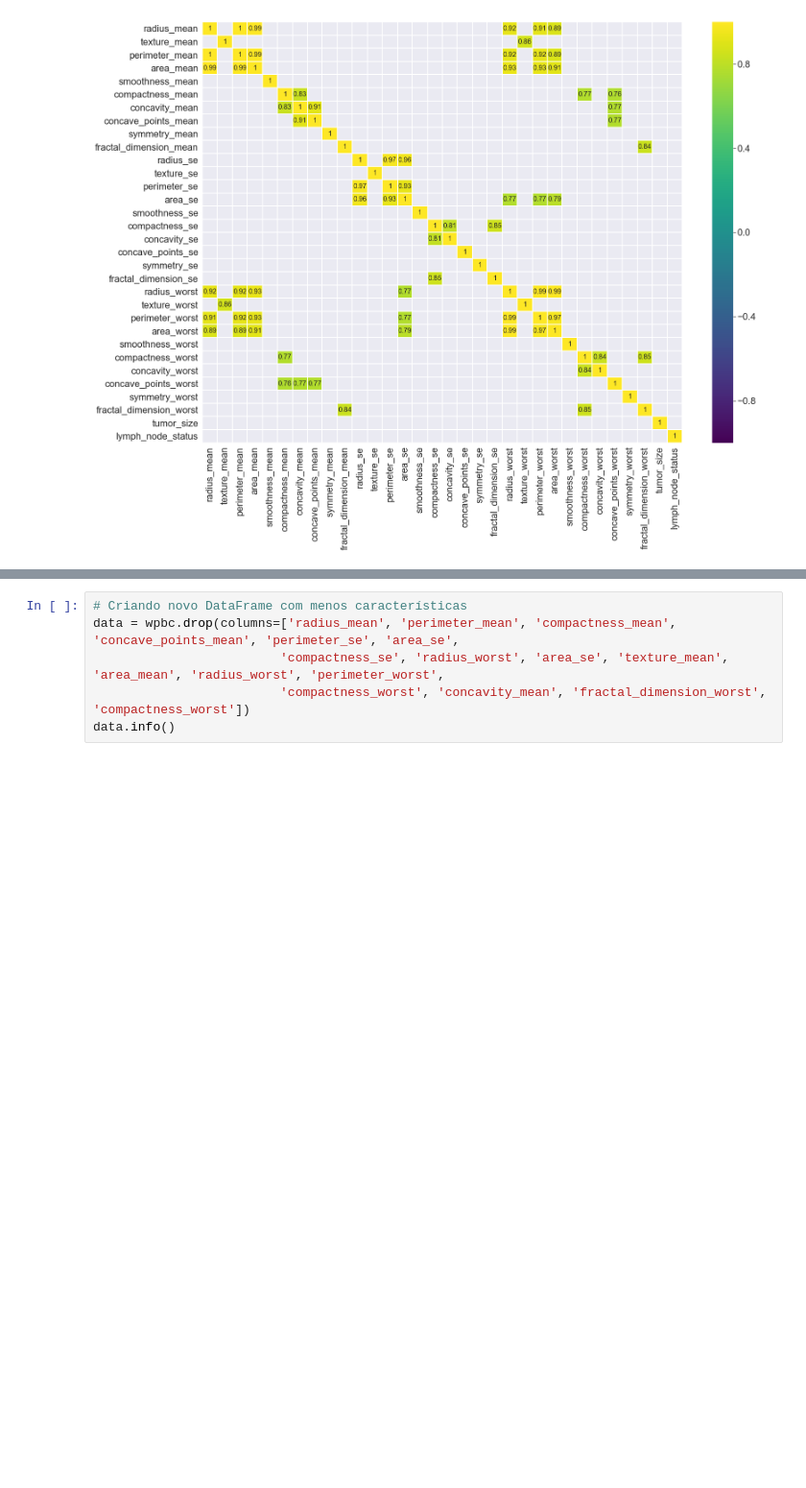
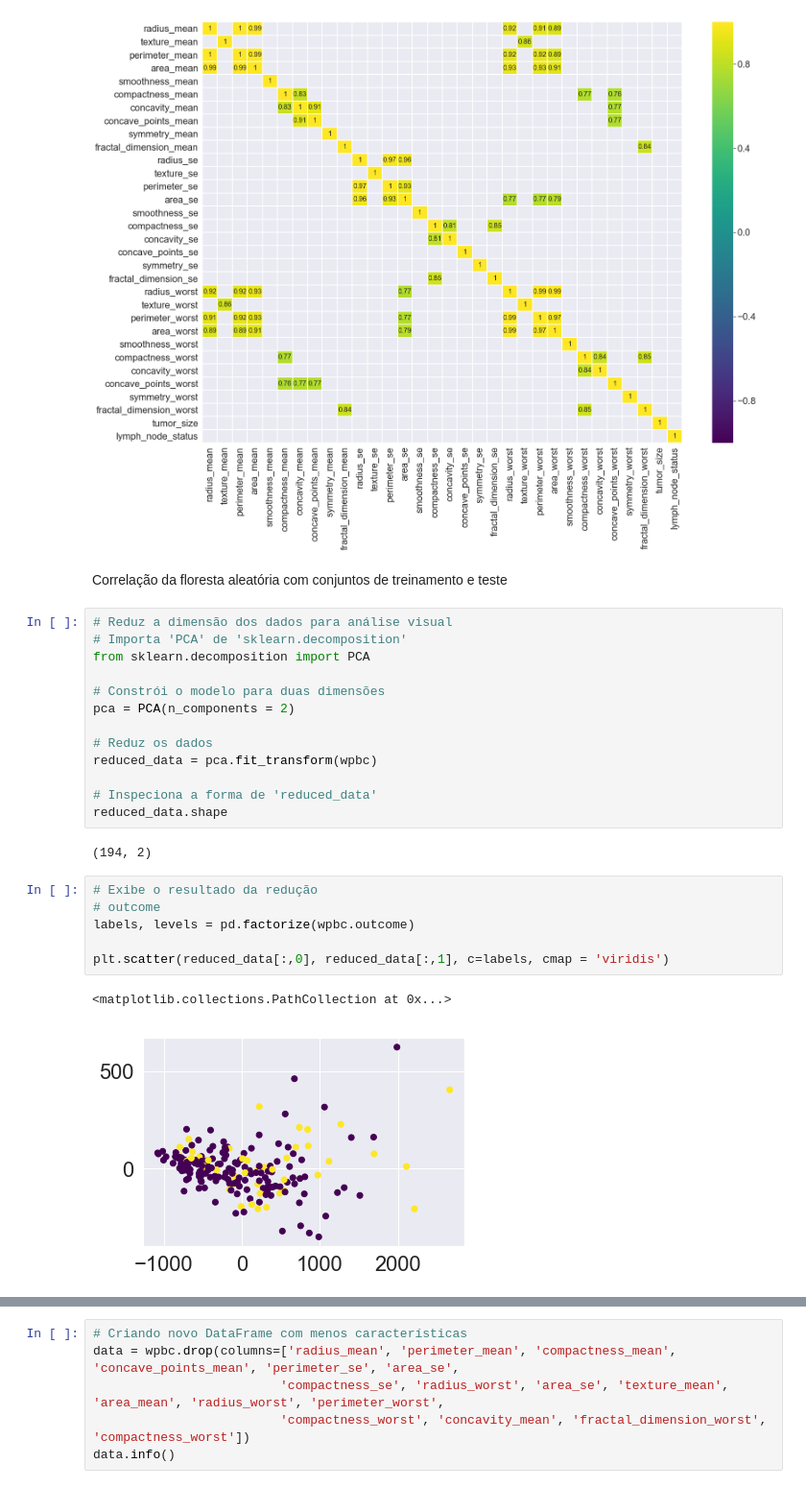
Before and after one commit to DWalterJansen/topicosIC, a Jupyter notebook: Equipe/Trabalho Final/Trabalho Final.ipynb, the cells around one changed output, grey strips where cells are left out. Shown: that part at 96% size. Saved outputs shown, nothing was run; the diff lists cells and outputs as text; blank space fills up the shorter version.

```diff
--- a/Equipe/Trabalho Final/Trabalho Final.ipynb
+++ b/Equipe/Trabalho Final/Trabalho Final.ipynb
@@ -233,3 +328,29 @@ c = sns.heatmap(corr[(corr >= 0.75) | (corr <= -0.75)],
             annot=True, annot_kws={"size": 16}, square=False);
 # %% [output]
 [figure]
+# %% [markdown]
+<p>Correlação da floresta aleatória com conjuntos de treinamento e teste</p>
+# %%
+# Reduz a dimensão dos dados para análise visual
+# Importa 'PCA' de 'sklearn.decomposition'
+from sklearn.decomposition import PCA
+
+# Constrói o modelo para duas dimensões
+pca = PCA(n_components = 2)
+
+# Reduz os dados
+reduced_data = pca.fit_transform(wpbc)
+
+# Inspeciona a forma de 'reduced_data'
+reduced_data.shape
+# %% [output]
+(194, 2)
+# %%
+# Exibe o resultado da redução
+# outcome
+labels, levels = pd.factorize(wpbc.outcome)
+
+plt.scatter(reduced_data[:,0], reduced_data[:,1], c=labels, cmap = 'viridis')
+# %% [output]
+<matplotlib.collections.PathCollection at 0x...>
+[figure, added]
```
Also changed, not shown: parts of 17 cells of this notebook, 2 other files.
